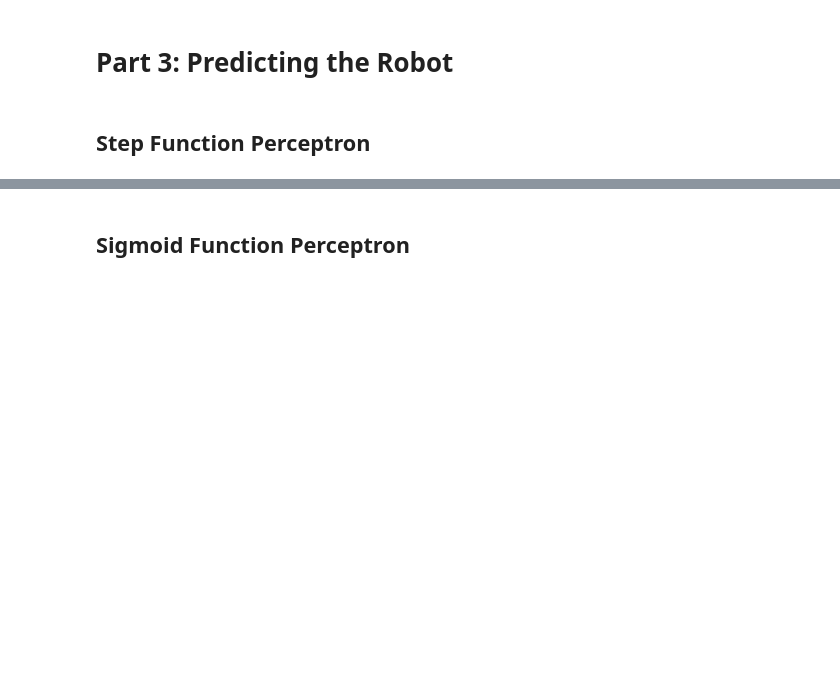
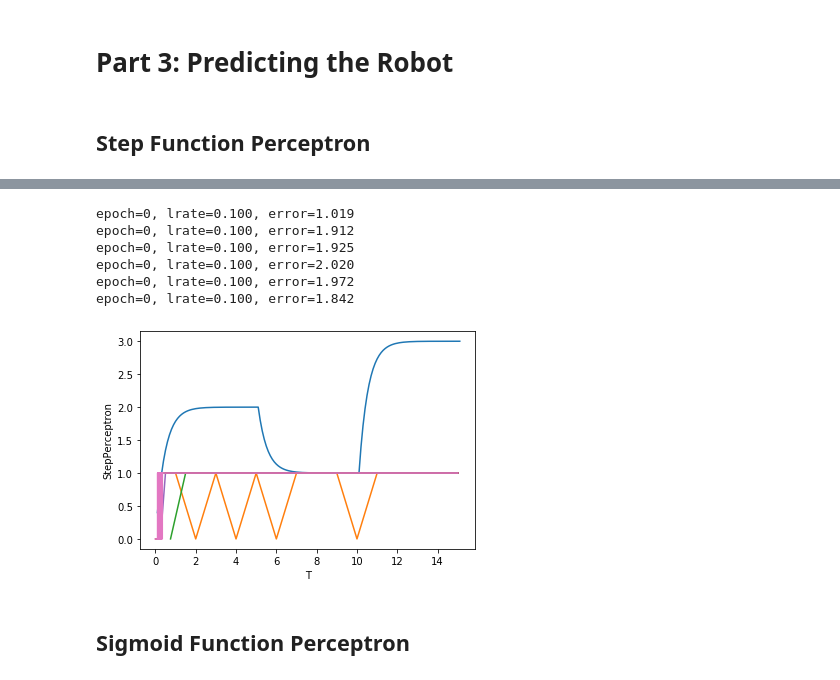
Before and after one commit to JamesDun2866/Computational-Science, a Jupyter notebook: Computational Science.ipynb, the cells around one changed output, grey strips where cells are left out. Cells and saved outputs as stored; diff of their text form; code cells hidden in the pictures; blank space fills up the shorter version.

```diff
--- a/Computational Science.ipynb
+++ b/Computational Science.ipynb
@@ -443,3 +538,40 @@ Enter Selected Epoch
+# %%
+Noisedx2  = df2['xNoise'].to_numpy()
+Noisedx3  = df3['xNoise'].to_numpy()
+Noisedx4  = df4['xNoise'].to_numpy()
+Noisedx5  = df5['xNoise'].to_numpy()
+Noisedx6  = df6['xNoise'].to_numpy()
+Noisedx7  = df7['xNoise'].to_numpy()
+
+StepPerceptron2 = train_weights_step(Noisedx2,0.1,1)
+StepPerceptron3 = train_weights_step(Noisedx3,0.1,1)
+StepPerceptron4 = train_weights_step(Noisedx4,0.1,1)
+StepPerceptron5 = train_weights_step(Noisedx5,0.1,1)
+StepPerceptron6 = train_weights_step(Noisedx6,0.1,1)
+StepPerceptron7 = train_weights_step(Noisedx7,0.1,1)
+
+df2['StepPerceptron'] = StepPerceptron2
+df3['StepPerceptron'] = StepPerceptron3
+df4['StepPerceptron'] = StepPerceptron4
+df5['StepPerceptron'] = StepPerceptron5
+df6['StepPerceptron'] = StepPerceptron6
+df7['StepPerceptron'] = StepPerceptron7
+
+Noiseplt = sns.lineplot(x="T", y="X", data=df1)
+Stepplt = sns.lineplot(x="T", y="StepPerceptron", data=df2)
+Stepplt = sns.lineplot(x="T", y="StepPerceptron", data=df3)
+Stepplt = sns.lineplot(x="T", y="StepPerceptron", data=df4)
+Stepplt = sns.lineplot(x="T", y="StepPerceptron", data=df5)
+Stepplt = sns.lineplot(x="T", y="StepPerceptron", data=df6)
+Stepplt = sns.lineplot(x="T", y="StepPerceptron", data=df7)
+# %% [output]
+epoch=0, lrate=0.100, error=1.019
+epoch=0, lrate=0.100, error=1.912
+epoch=0, lrate=0.100, error=1.925
+epoch=0, lrate=0.100, error=2.020
+epoch=0, lrate=0.100, error=1.972
+epoch=0, lrate=0.100, error=1.842
+[figure, added]
 # %% [markdown]
 ## Sigmoid Function Perceptron
 # %%
```
Also changed, not shown: parts of 6 cells of this notebook.
